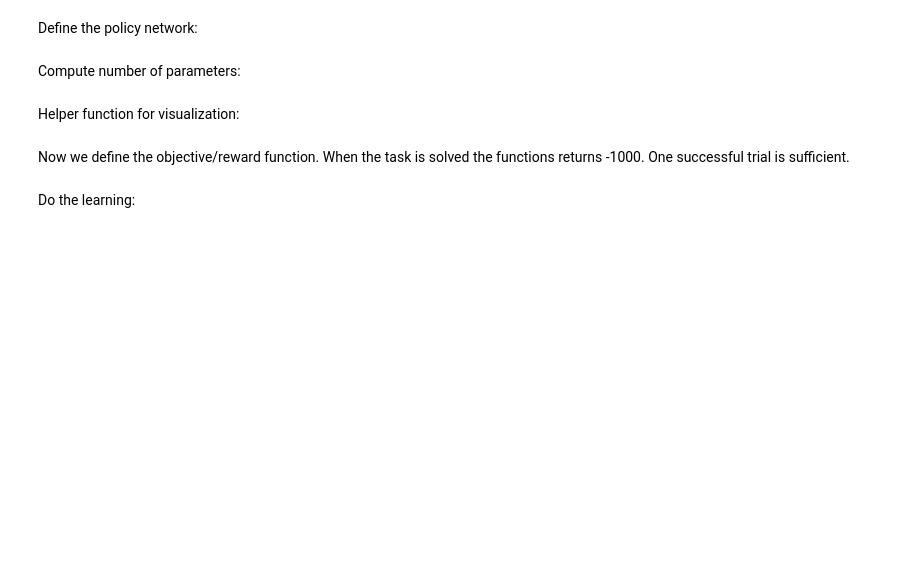
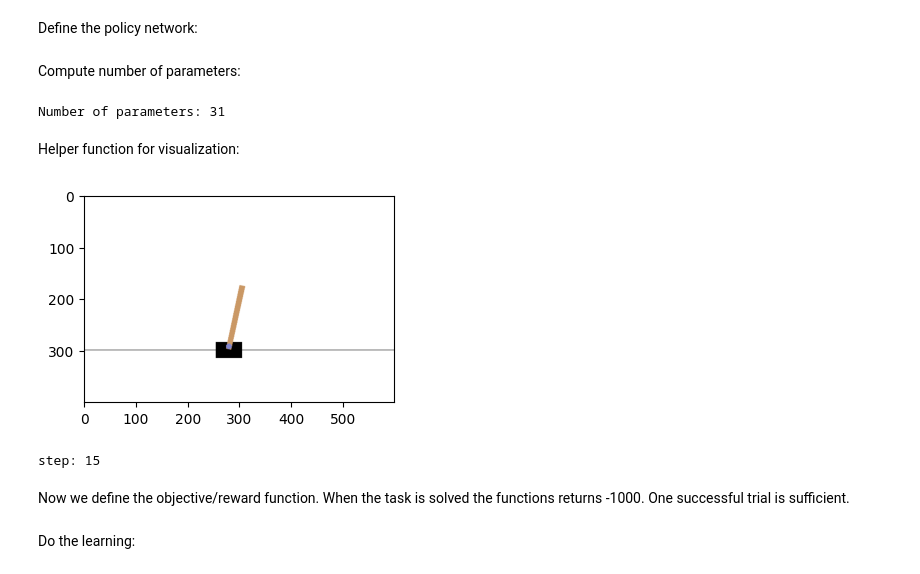
Before and after one commit to DrSune/RL-school, a Jupyter notebook: CMA Cart Pole Torch Assignment.ipynb, the cells around one changed output. Drawn from its saved outputs; the diff is of its cells as text; code cells hidden in the pictures; blank space fills up the shorter version.

```diff
--- a/CMA Cart Pole Torch Assignment.ipynb
+++ b/CMA Cart Pole Torch Assignment.ipynb
@@ -61,0 +63,13 @@ Define the policy network:
+# %%
+# Model definition
+class PolicyNet(nn.Module):
+    def __init__(self, input_size, hidden_size=5, output_size=1, use_bias=True):
+        super(PolicyNet, self).__init__()
+        self.hidden = nn.Linear(4, 5, bias=use_bias)  # 4 input features -> 5 hidden neurons
+        self.output = nn.Linear(5, 1, bias=use_bias)  # 5 hidden neurons -> 1 output neuron
+
+    def forward(self, x):
+        """ Forward pass of the network. """
+        x = torch.tanh(self.hidden(x))  # Apply tanh activation to hidden layer
+        x = self.output(x)  # Linear activation at output
+        return x
@@ -63,9 +80,11 @@ Define the policy network:
 Compute number of parameters:
 # %%
 d = sum(
-	param.numel() for param in policy_net.parameters()
+	param.numel() for param in model.parameters()
 )
 print("Number of parameters:", d)
+# %% [output]
+Number of parameters: 31
 # %% [markdown]
 Helper function for visualization:
 # %%
@@ -93,3 +111,8 @@ visualize_policy(policy_net)
+# %%
+visualize_policy(PolicyNet(4))
+# %% [output]
+[figure, added]
+step: 15
 # %% [markdown]
 Now we define the objective/reward function.
 When the task is solved the functions returns -1000.
```
Also changed, not shown: parts of 12 cells of this notebook, 13 other files.
